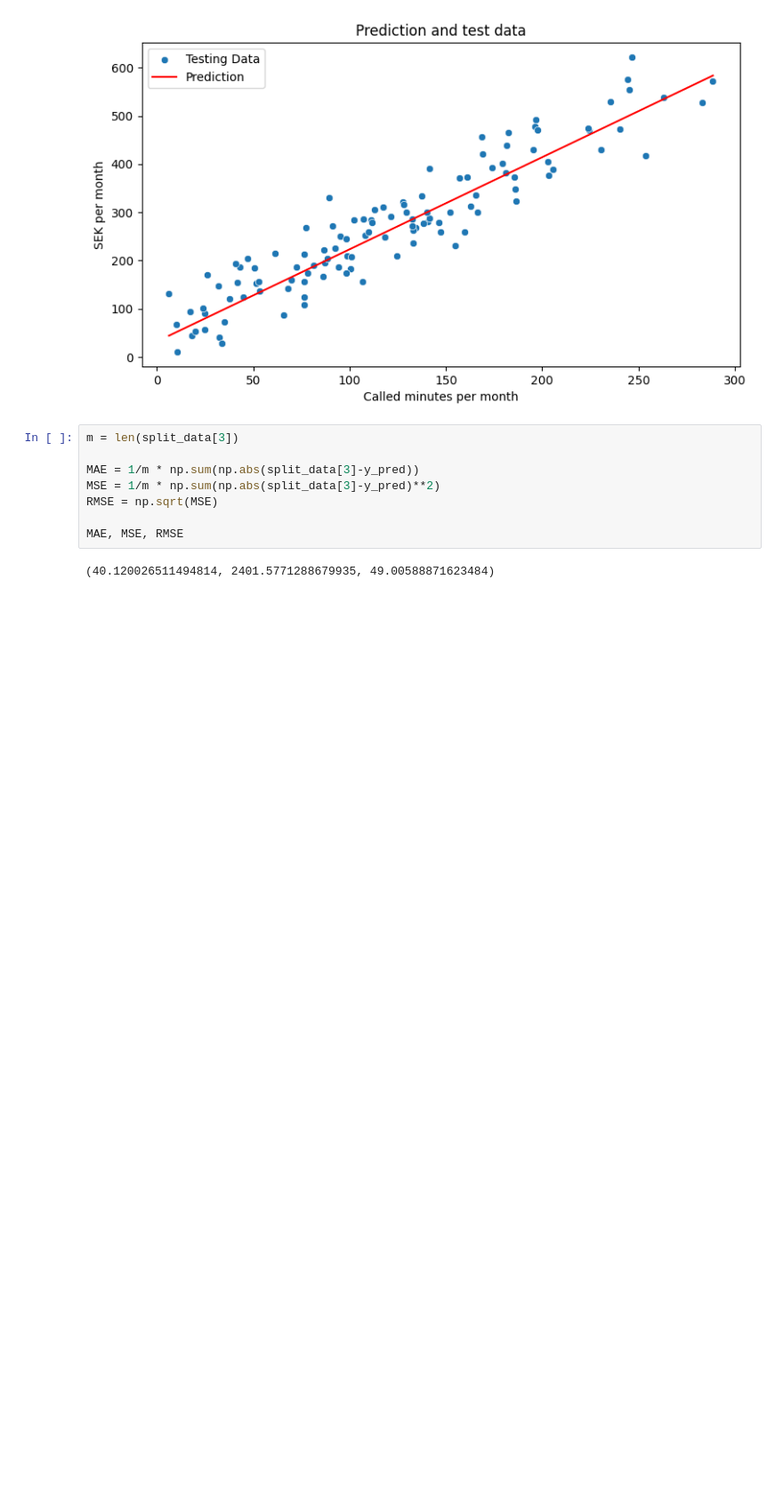
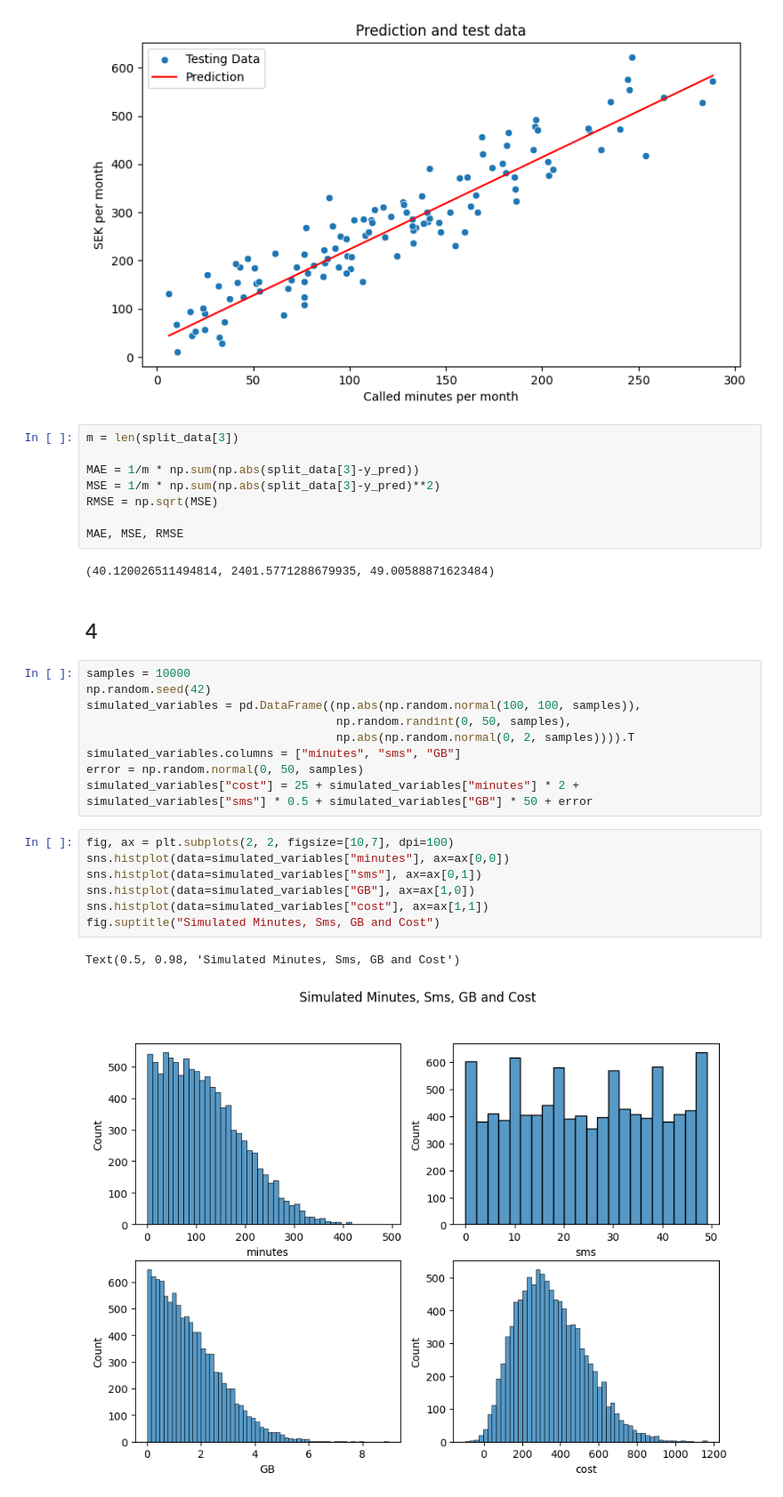
Before and after one commit to cseander/Maskininlarning-Christopher-Seander, a Jupyter notebook: Exercises/Exercise_0.ipynb, the cells around one changed output. Shown at 89% size. Saved outputs shown, nothing was run; the diff lists cells and outputs as text; blank space fills up the shorter version.

```diff
--- a/Exercises/Exercise_0.ipynb
+++ b/Exercises/Exercise_0.ipynb
@@ -102,3 +102,24 @@ RMSE = np.sqrt(MSE)
 MAE, MSE, RMSE
 # %% [output]
 (40.120026511494814, 2401.5771288679935, 49.00588871623484)
+# %% [markdown]
+## 4
+# %%
+samples = 10000
+np.random.seed(42)
+simulated_variables = pd.DataFrame((np.abs(np.random.normal(100, 100, samples)),
+                                    np.random.randint(0, 50, samples),
+                                    np.abs(np.random.normal(0, 2, samples)))).T
+simulated_variables.columns = ["minutes", "sms", "GB"]
+error = np.random.normal(0, 50, samples)
+simulated_variables["cost"] = 25 + simulated_variables["minutes"] * 2 + simulated_variables["sms"] * 0.5 + simulated_variables["GB"] * 50 + error
+# %%
+fig, ax = plt.subplots(2, 2, figsize=[10,7], dpi=100)
+sns.histplot(data=simulated_variables["minutes"], ax=ax[0,0])
+sns.histplot(data=simulated_variables["sms"], ax=ax[0,1])
+sns.histplot(data=simulated_variables["GB"], ax=ax[1,0])
+sns.histplot(data=simulated_variables["cost"], ax=ax[1,1])
+fig.suptitle("Simulated Minutes, Sms, GB and Cost")
+# %% [output]
+Text(0.5, 0.98, 'Simulated Minutes, Sms, GB and Cost')
+[figure, added]
```
